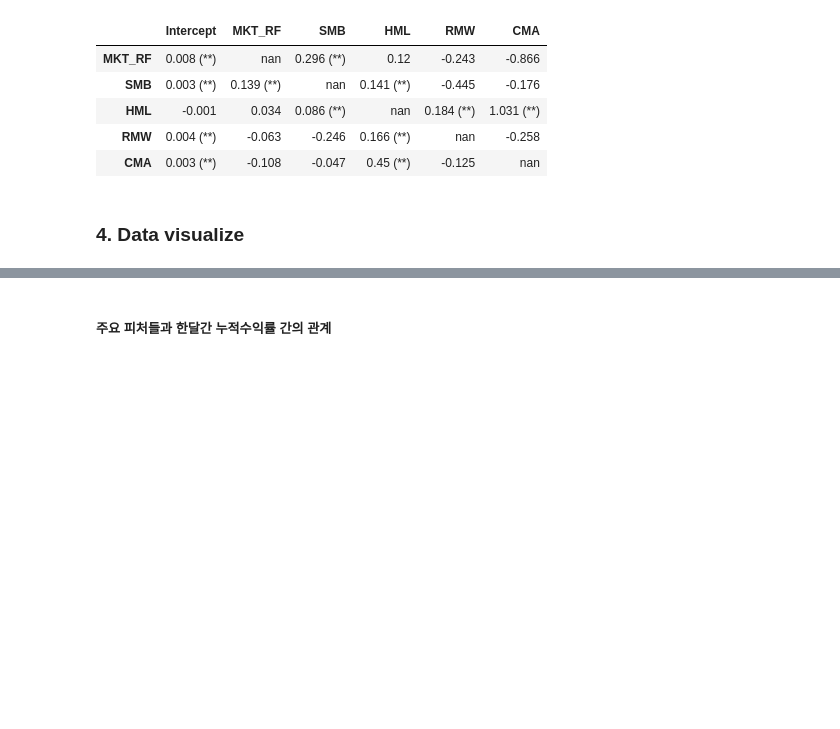
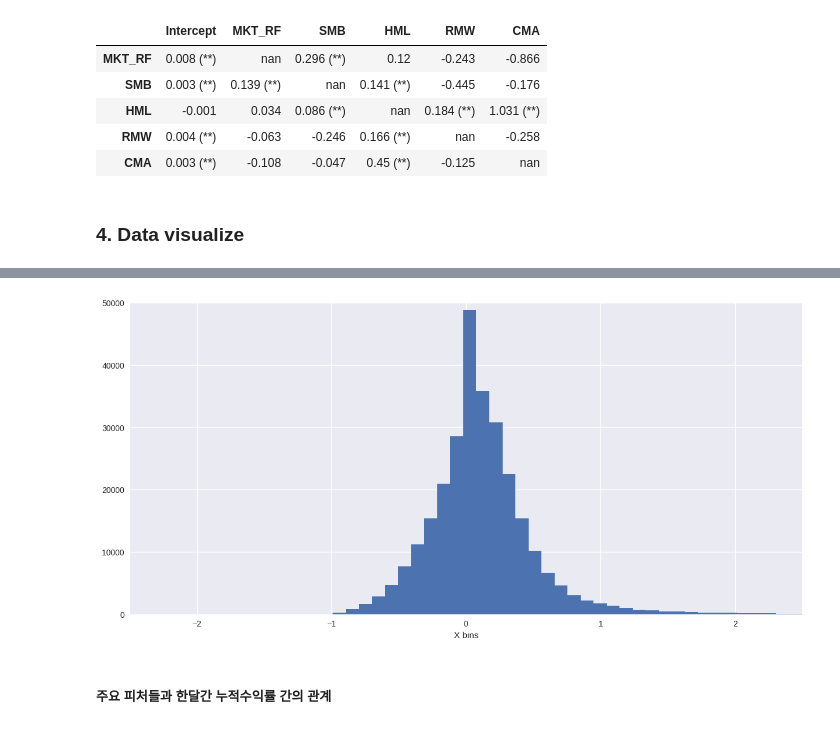
Before and after one commit to donghui-0126/Machine-Learning-for-Factor-Investing, a Jupyter notebook: py_mlfactor.ipynb, the cells around one changed output, grey strips where cells are left out. Saved outputs shown, nothing was run; the diff lists cells and outputs as text; code cells hidden in the pictures; blank space fills up the shorter version.

```diff
--- a/py_mlfactor.ipynb
+++ b/py_mlfactor.ipynb
@@ -383,3 +407,11 @@ alphas_table
+# %%
+n, bins, patches = plt.hist(data['R12M_Usd'],
+                            bins=1000)
+plt.xlabel('X bins')
+plt.axis([-2.5, 2.5, 0, 50000])
+plt.show()
+# %% [output]
+[figure, added]
 # %% [markdown]
 ##### 주요 피처들과 한달간 누적수익률 간의 관계
 # %%
```
Also changed, not shown: parts of 4 cells of this notebook.
